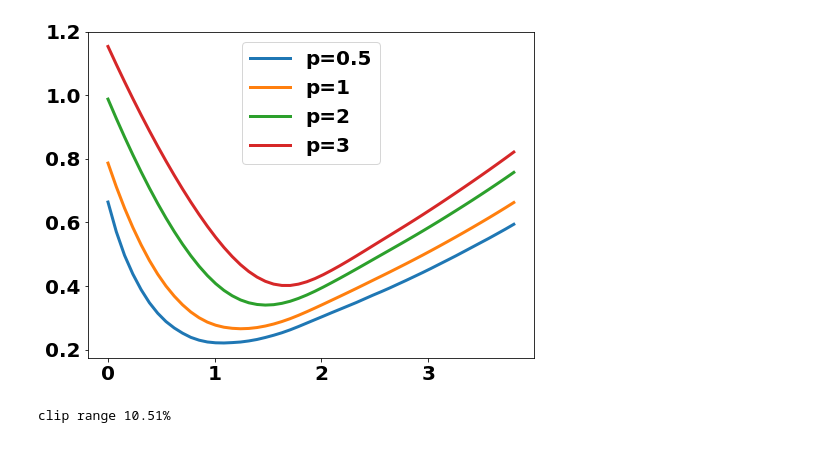
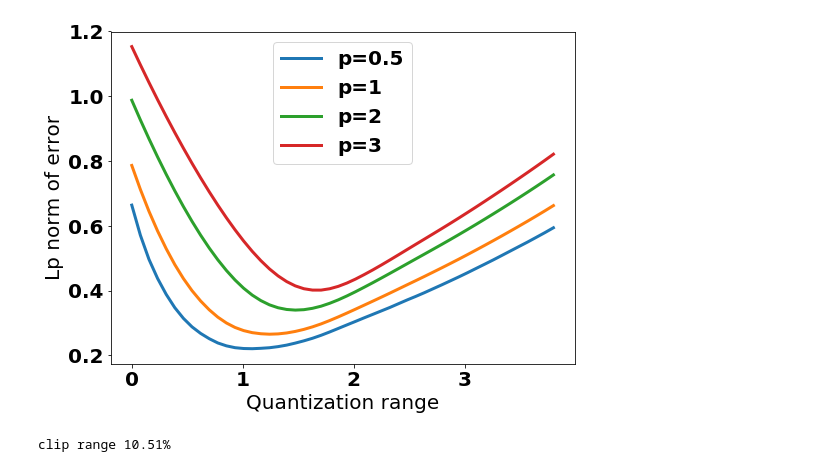
Before and after one commit to ynahshan/nn-quantization-pytorch, a Jupyter notebook: jupyter/lp_norm_vs_clipping.ipynb, the cells around one changed output. Drawn from its saved outputs; the diff is of its cells as text; code cells hidden in the pictures.

```diff
--- a/jupyter/lp_norm_vs_clipping.ipynb
+++ b/jupyter/lp_norm_vs_clipping.ipynb
@@ -33,16 +33,25 @@ plt.hist(xq.cpu().flatten(), bins=100);
 # %%
+plt.rcParams['figure.figsize'] = [8, 6]
+font = {'weight' : 'normal', 'size': 20, 'weight': 'bold'}
+matplotlib.rc('font', **font)
+
 def lp_norm(x, p):
     return (torch.mean(torch.abs(x)**p))**(1./p)
 
 plt.rcParams['figure.figsize'] = [8, 6]
 ps = [0.5, 1, 2, 3]
 clips = np.linspace(0., x.max().item(), 50)
 for p in ps:
     plt.plot(clips, [lp_norm(x - quant(x, c, bits=2), p=p).item() for c in clips], linewidth=3);
 
 plt.legend(["p={}".format(p) for p in ps]);
+
+plt.ylabel("Lp norm of error")
+plt.xlabel("Quantization range")
+plt.tight_layout()
+plt.savefig('../fig/p_vs_lpnorm.pdf')
 # %% [output]
-[figure, old version]
+[figure, new version]
 # %%
 plt.rcParams['figure.figsize'] = [8, 6]
 font = {'weight' : 'normal', 'size': 20, 'weight': 'bold'}
```
Also changed, not shown: parts of 1 cell of this notebook, 15 other files.
